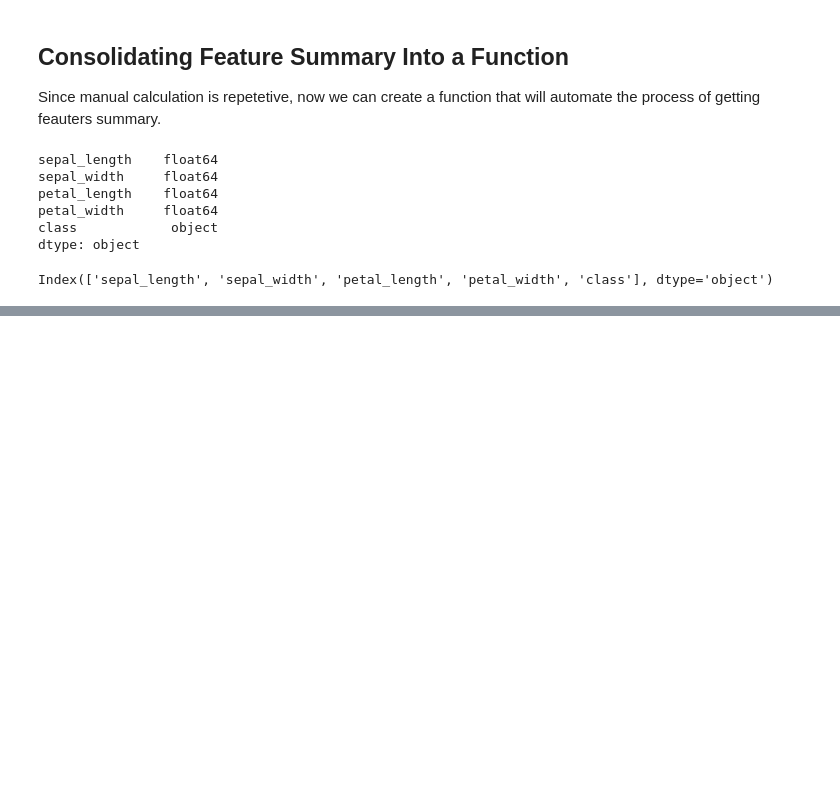
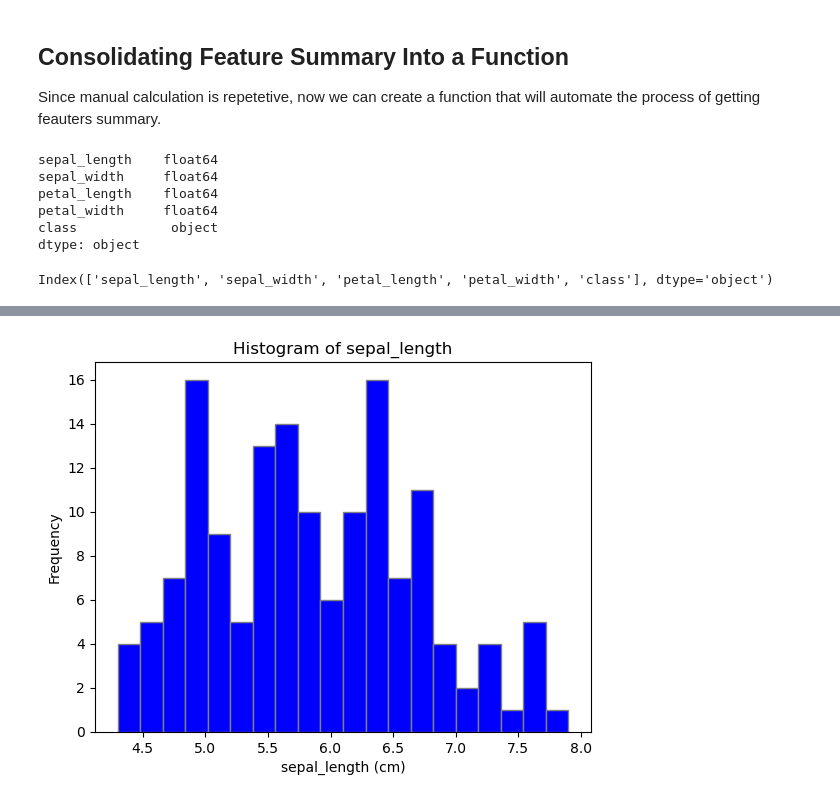
Before and after one commit to Oksyyy/pands-project, a Jupyter notebook: project.ipynb, the cells around one changed output, grey strips where cells are left out. Saved outputs shown, nothing was run; the diff lists cells and outputs as text; code cells hidden in the pictures; blank space fills up the shorter version.

```diff
--- a/project.ipynb
+++ b/project.ipynb
@@ -176,7 +193,7 @@ def summary_stats(features):
     # Feature names are stored in the variable "features" defined outside the function
     for column in features:
 
-        # Since the function performs certain calculations beased on the column type of data defined within the if, elif blocks, use try-except to handle any potential data type errors
+        # Since the function performs certain calculations based on the column data type defined within the if/elif blocks, use try-except to handle any potential data type errors
         # The try block contains the code that might raise an error
         try:
 
@@ -224,6 +241,7 @@ def summary_stats(features):
         except:
             feature_summary = (f'{column}\n\n'
                  f"Summary could not be created for {column} due to unsupported data type {iris_df[column].dtype}")
+
             # Append the alert string to the summary_string variable
             summary_string += feature_summary + "\n\n"
 
@@ -236,4 +254,10 @@ features = iris_df.columns
 # Call the summary_stats function and pass the features variable to it
 summary_stats(features)
 
-print(summary_stats(features))
+# Initiate a variable to store the summary statistics in a text file
+filename = 'summary.txt'
+
+# Open the file in write mode using the with statement
+with open(filename,'w') as f:
+    # Call the summary_stats function that outputs the summary for each feature into the file
+    f.write(summary_stats(features))
@@ -276,0 +322,84 @@ The following resources have been used to construct the summary stats function:
+# %%
+"""
+Write a function that takes a list of features and returns a histogram for each feature.
+"""
+def feature_hist(features):
+
+    # Create a list of colors to be used for histograms
+    # This allows to set a different color for each feature histogram to make them visually distinct
+    colors = ['blue', 'green', 'red', 'orange', 'purple']
+
+    # Set a for loop to iterate through:
+    #   1. Each color from the "colors" list defined above,
+    #   2. Eeach feature (column) in the list of features defined outside the function
+    # Use the enumerate() function to add a counter along with feature names passed through the features variable
+    # The enumerate() function returns both the index and the value of each item in the list
+    # The counter (or index) is used to select the color from the colors list
+    # The feature name (or column) is used to access feature values in the dataframe
+    for i, column in enumerate(features):
+
+        # Use try-except to handle any potential errors
+        try:
+
+            # Check the data type of each column using the if function and the dtype attribute
+            if iris_df[column].dtype == 'float64':
+
+                # Create variable "color" to pass it as an argument to the histogram
+                # Use counter [i] along with the modulo operator % to select a color from the colors list above
+                # The modulo operator % returns the remainder of the division of i by the length of the colors list
+                # This allows to cycle through the colors list. The same color can be used for multiple histograms if there are more features than colors
+                color = colors[i % len(colors)]
+
+                # Use Matplotlib to plot a histogram
+                # bins is an optional parameter, default = 10
+                # The color and edgecolor parameters are used to set the color of the bars and the color of the edges respectively (also optional parameters)
+                plt.hist(iris_df[column], color = color, bins=20, edgecolor = 'gray')
+
+                # Set axes labels using xlabel() and ylabel() functions
+                # For x axis we use the column name and add a unit of measurement (cm)
+                plt.xlabel(f"{column} (cm)")
+
+                # For y axis we use the count of values, i.e. frequency of how many times each flower with a particular measure appears in the dataset
+                plt.ylabel('Frequency')
+
+                # Add title
+                plt.title(f"Histogram of {column}")
+
+                # Fix creating and saving a figure
+                #plt.savefig(f'{column}plot.png')
+                plt.show() # used temporaryly
+
+            elif iris_df[column].dtype == 'object':
+
+                # Plot a different histogram for categorical data
+                plt.hist(iris_df[column], color = 'purple', edgecolor = 'gray')
+
+                # For x axis we use the column name
+                plt.xlabel({column})
+
+                # For y axis we use the count of values, i.e. frequency of how many times each flower appears in the dataset
+                plt.ylabel('Frequency')
+
+                # Add title
+                plt.title('Iris Species')
+
+                # Fix creating and saving a figure
+                #plt.savefig(f'{column}plot.png')
+                plt.show() # used temporaryly
+
+        # The except block is executed if an error occurs in the try block
+        # It outputs a message
+        except:
+            print(f'Histogram could not be created for feature {column} due to unsupported data type {iris_df[column].dtype}')
+
+
+    # Temporary - show plot
+    return plt.show()
+
+# Assign the list of features (columns) to a variable to be used inside the summary stats function
+features = iris_df.columns
+
+# Call the feature_hist function and pass the features variable to it
+feature_hist(features)
+# %% [output]
+[figure, added]
```
Also changed, not shown: parts of 22 cells of this notebook, 1 other file.
